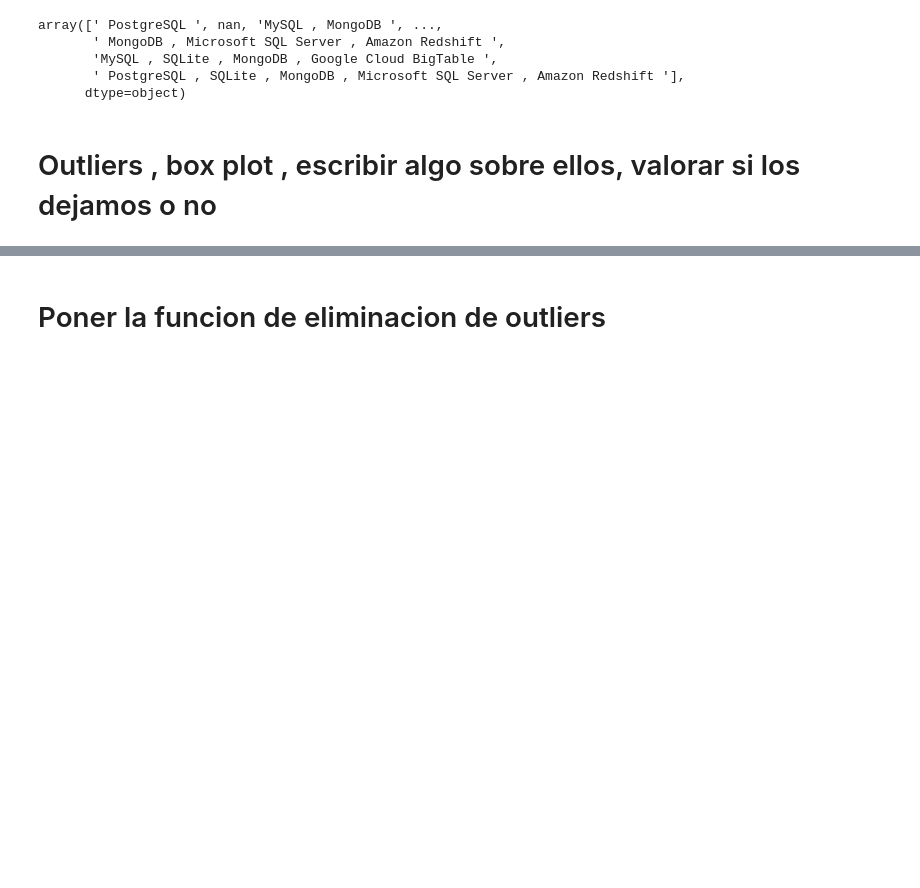
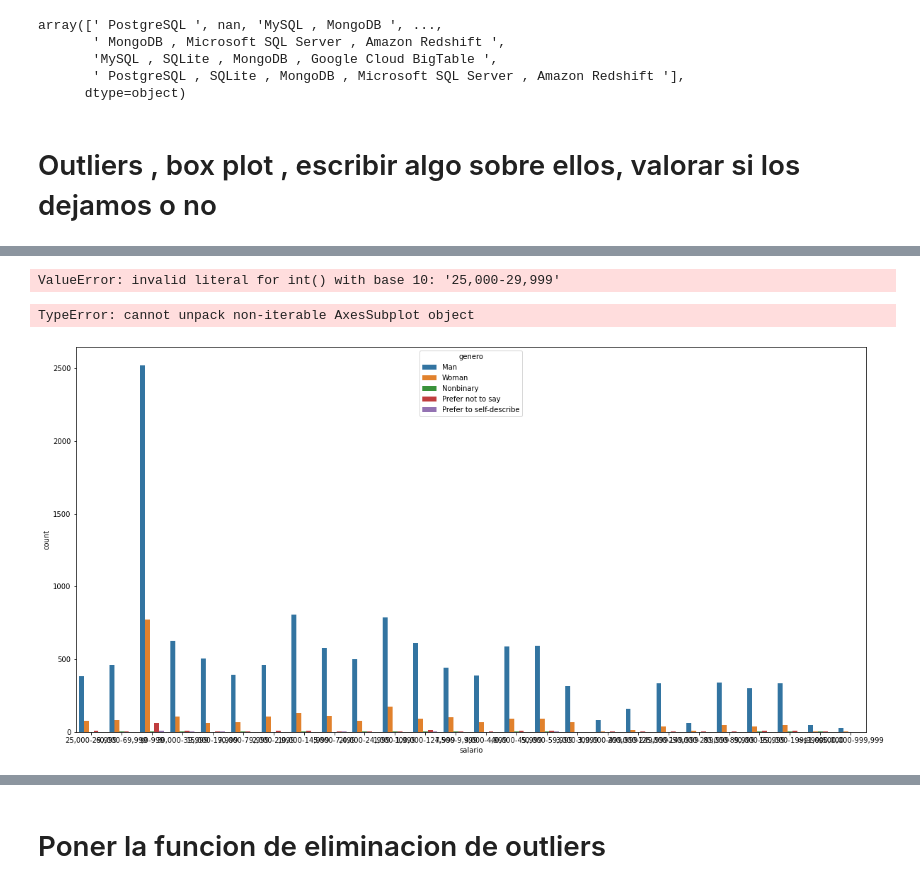
Before and after one commit to Adalab/project-da-promo-A-module-2-team-2, a Jupyter notebook: Proyecto 2- guarrillo.ipynb, the cells around one changed output, grey strips where cells are left out. Cells and saved outputs as stored; diff of their text form; code cells hidden in the pictures; blank space fills up the shorter version.

```diff
--- a/Proyecto 2- guarrillo.ipynb
+++ b/Proyecto 2- guarrillo.ipynb
@@ -581,4 +597,4 @@ df_new.sample(1)
 # %% [markdown]
     No acepta cambiar el tipo para rangos de edad
 # %%
-df_new["edad"].astype(int)
+df_new["edad"] = df_new["edad"].astype("int")
@@ -711,0 +738,4 @@ df_new[['col_1', 'col2']] = df['nombre columna actual'].str.split(',', expand=Tr
+# %%
+df_new["salario"] = df_new["salario"].astype("int")
+# %% [output]
+ValueError: invalid literal for int() with base 10: '25,000-29,999'
@@ -711,0 +744,13 @@ df_new[['col_1', 'col2']] = df['nombre columna actual'].str.split(',', expand=Tr
+# %%
+#falta rotación de ejes
+plt.figure(figsize =(20,10))
+fig, axes = sns.countplot(x= df_new["salario"], data = df_new, hue = "genero")
+fig.set(xlabel='Salario', ylabel= 'Nº personas con ese salario' )
+fig.set_title('Salarios por razón de sexo')
+
+for ax in fig.axes:
+    ax.tick_params(labelrotation=45)
+plt.show()
+# %% [output]
+TypeError: cannot unpack non-iterable AxesSubplot object
+[figure, added]
```
Also changed, not shown: parts of 27 cells of this notebook.
